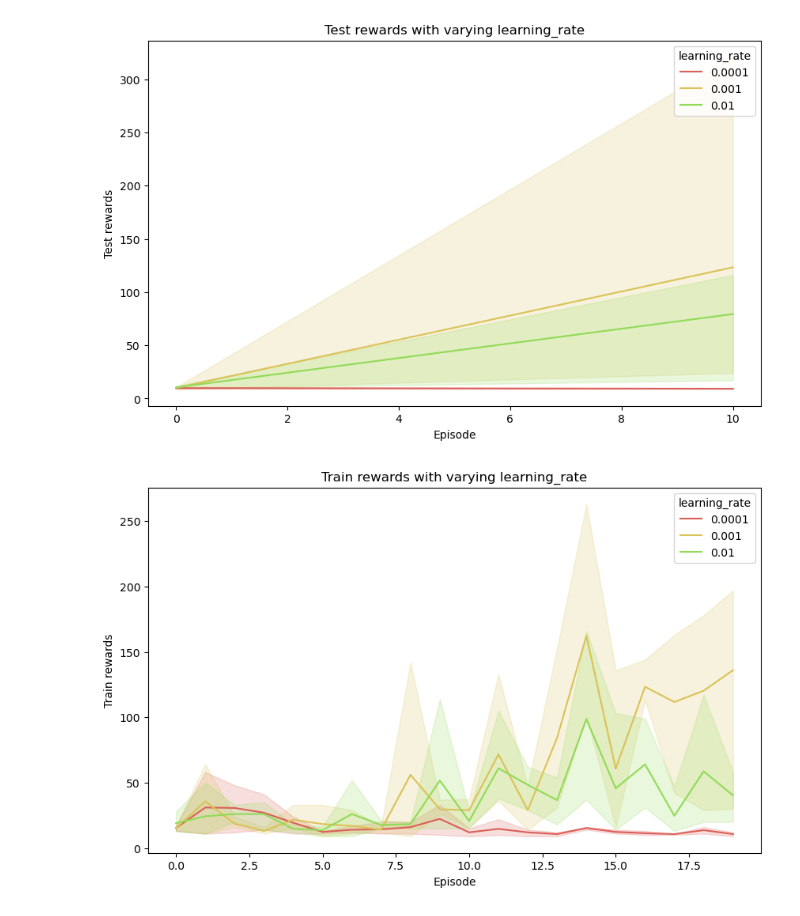
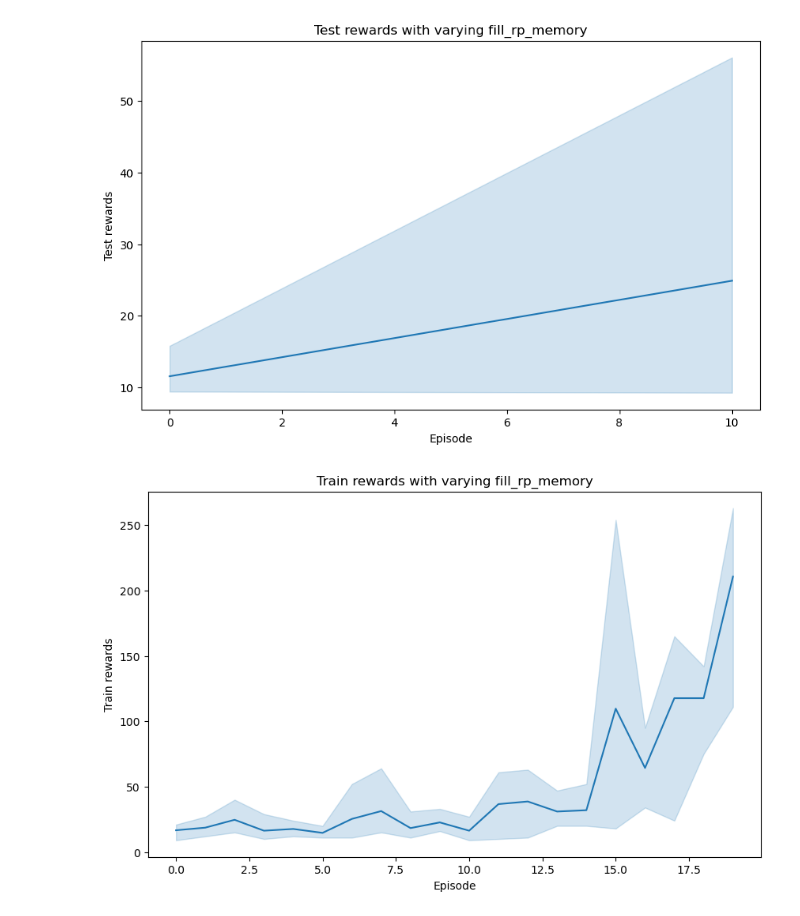
Before and after one commit to matt762/RL2024, a Jupyter notebook: DQN.ipynb, the cells around one changed output. Drawn from its saved outputs; the diff is of its cells as text; code cells hidden in the pictures.

```diff
--- a/DQN.ipynb
+++ b/DQN.ipynb
@@ -6,46 +6,49 @@ import matplotlib.pyplot as plt
 import pandas as pd
 import numpy as np
 # %%
-env = gym.make("CartPole-v1")
+env = gym.make("MountainCarContinuous-v0")
 # %%
 ###########################
 ## Hyperparameters to tune
 ###########################
 
 param_dict = {
-            "batch_size" : 200,
+            "batch_size" : 50,
             "gamma" : 0.99,
             "eps_start" : 0.99,
             "eps_end" : 0.1,
             "eps_decay" : 0.95,
             "learning_rate" : 1e-3,
-            "train_episodes" : 20,
-            "test_episodes" : 10,
+            "train_episodes" : 200,
+            "test_episodes" : 20,
             "steps_between_updates": 50,
-            "replay_memory_size" : 100000,
+            "replay_memory_size" : 10000,
             "optimizer" : "adam",
             "fill_rp_memory" : True,
+            "is_continuous" : True,
+            "nb_disc_steps" : 5,
             }
 # %%
 ## Setting to do hyperparameter search on multiple seeds
 
-hyperparam_to_search = "learning_rate"
-nb_seeds = 3
-params_list = [1e-4,1e-3,1e-2]
-seed_list = [42,380,479]
-nb_params = len(params_list)
+hyperparam_to_search = "fill_rp_memory"
+params_list = None
+seed_list = [42]
 
-optim_seeds = np.tile(seed_list,3)
-optim_params = np.repeat(params_list,3)
+nb_params = len(params_list) if params_list is not None else 1
+nb_seeds = len(seed_list)
+
+optim_seeds = np.tile(seed_list,nb_params)
+optim_params = np.repeat(params_list,nb_seeds)
 # %%
 seed_rewards = []
 all_episode_rewards = []
 all_epsilons = []
 for iteration in range(len(optim_seeds)):
     print("======== running DQN optimization ==========")
-    print("seed: {}. {} : {}".format(optim_seeds[iteration],hyperparam_to_search,optim_params[iteration]))
-
-    param_dict[hyperparam_to_search] = optim_params[iteration]
+    if params_list is not None:
+        print("seed: {}. {} : {}".format(optim_seeds[iteration],hyperparam_to_search,optim_params[iteration]))
+        param_dict[hyperparam_to_search] = optim_params[iteration]
     dqn_opt = DQN_Optimizer(env = env, seed = int(optim_seeds[iteration]), param_dict=param_dict)
     seed_rewards.append(dqn_opt.run_optimization())
     all_episode_rewards.append(dqn_opt.episode_cumulative_reward)
@@ -179,10 +143,10 @@ def plot_train_rewards(seed_rewards, optim_params,param_name , individual = Fals
     plt.savefig('results/Train_rewards_with_varying_{}.png'.format(param_name))
     plt.show()
 # %%
-plot_test_rewards(seed_rewards, param_name = hyperparam_to_search, optim_params = optim_params, individual=True)
+plot_test_rewards(seed_rewards, param_name = hyperparam_to_search, optim_params = optim_params, individual=False)
 # %% [output]
-[figure, old version]
+[figure, new version]
 # %%
-plot_train_rewards(all_episode_rewards, param_name = hyperparam_to_search, optim_params = optim_params, individual=True)
+plot_train_rewards(all_episode_rewards, param_name = hyperparam_to_search, optim_params = optim_params, individual=False)
 # %% [output]
-[figure, old version]
+[figure, new version]
```
Also changed, not shown: parts of 1 cell of this notebook, 1 other file.
